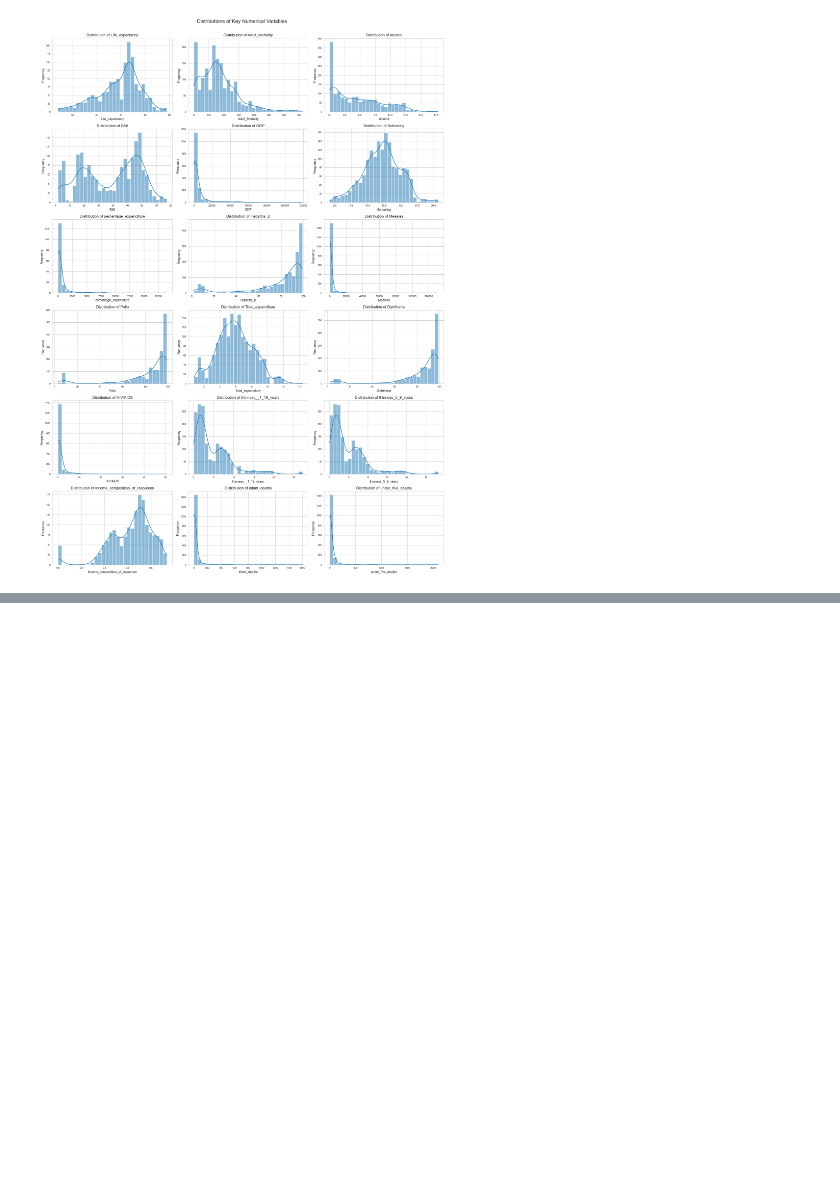
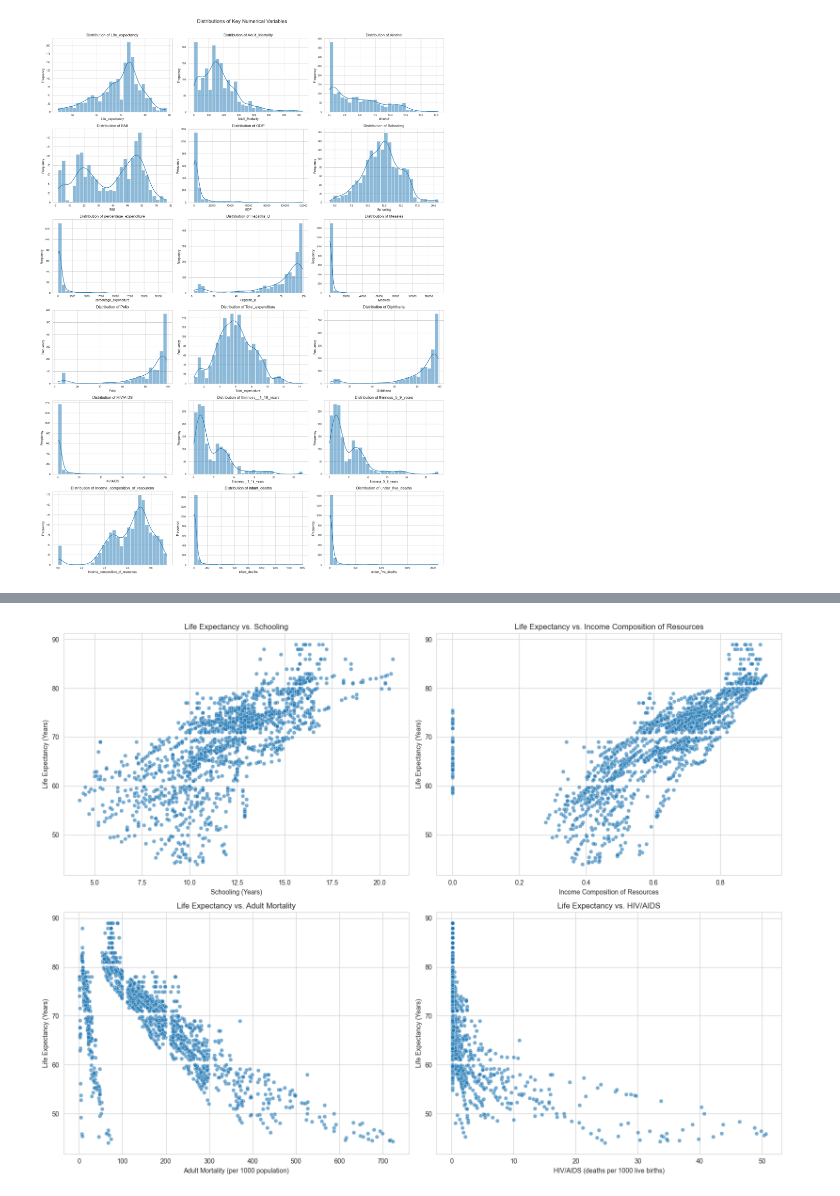
Before and after one commit to NamatovuChristineMaria123/Group-A-Day-Life-Expectancy-Recess-Project, a Jupyter notebook: Life_expectancy.ipynb, the cells around one changed output, grey strips where cells are left out. Cells and saved outputs as stored; diff of their text form; code cells hidden in the pictures; blank space fills up the shorter version.

```diff
--- a/Life_expectancy.ipynb
+++ b/Life_expectancy.ipynb
@@ -212,0 +244,43 @@ plt.show()
+# %%
+# VISUALIZING KEY RELATIONSHIPS
+# scatter plots for key relationships with 'Life Expectancy'
+import matplotlib.pyplot as plt
+import seaborn as sns
+
+# EnsurING column names are stripped
+df.columns = df.columns.str.strip()
+
+# Setting the whitegrid style of the plots
+sns.set_style("whitegrid")
+
+# Creating scatter plots for key relationships with 'Life expectancy'
+fig, axes = plt.subplots(nrows=2, ncols=2, figsize=(16, 12))
+axes = axes.flatten()
+
+# Variables with strong positive correlation with Life Expectancy
+sns.scatterplot(x='Schooling', y='Life_expectancy', data=df, ax=axes[0], alpha=0.6)
+axes[0].set_title('Life Expectancy vs. Schooling')
+axes[0].set_xlabel('Schooling (Years)')
+axes[0].set_ylabel('Life Expectancy (Years)')
+
+sns.scatterplot(x='Income_composition_of_resources', y='Life_expectancy', data=df, ax=axes[1], alpha=0.6)
+axes[1].set_title('Life Expectancy vs. Income Composition of Resources')
+axes[1].set_xlabel('Income Composition of Resources')
+axes[1].set_ylabel('Life Expectancy (Years)')
+
+# Variables with strong negative correlation with Life Expectancy
+sns.scatterplot(x='Adult_Mortality', y='Life_expectancy', data=df, ax=axes[2], alpha=0.6)
+axes[2].set_title('Life Expectancy vs. Adult Mortality')
+axes[2].set_xlabel('Adult Mortality (per 1000 population)')
+axes[2].set_ylabel('Life Expectancy (Years)')
+
+sns.scatterplot(x='HIV/AIDS', y='Life_expectancy', data=df, ax=axes[3], alpha=0.6)
+axes[3].set_title('Life Expectancy vs. HIV/AIDS')
+axes[3].set_xlabel('HIV/AIDS (deaths per 1000 live births)')
+axes[3].set_ylabel('Life Expectancy (Years)')
+
+plt.tight_layout()
+plt.savefig('key_relationships_scatterplots.png')
+plt.show()
+# %% [output]
+[figure, added]
```
Also changed, not shown: parts of 21 cells of this notebook, 12 other files.
